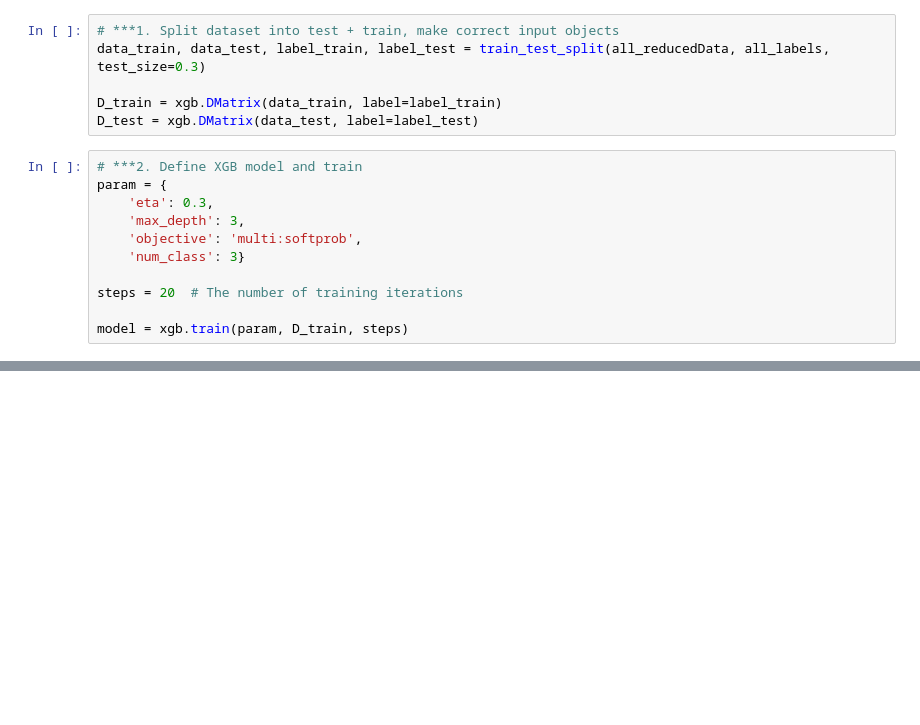
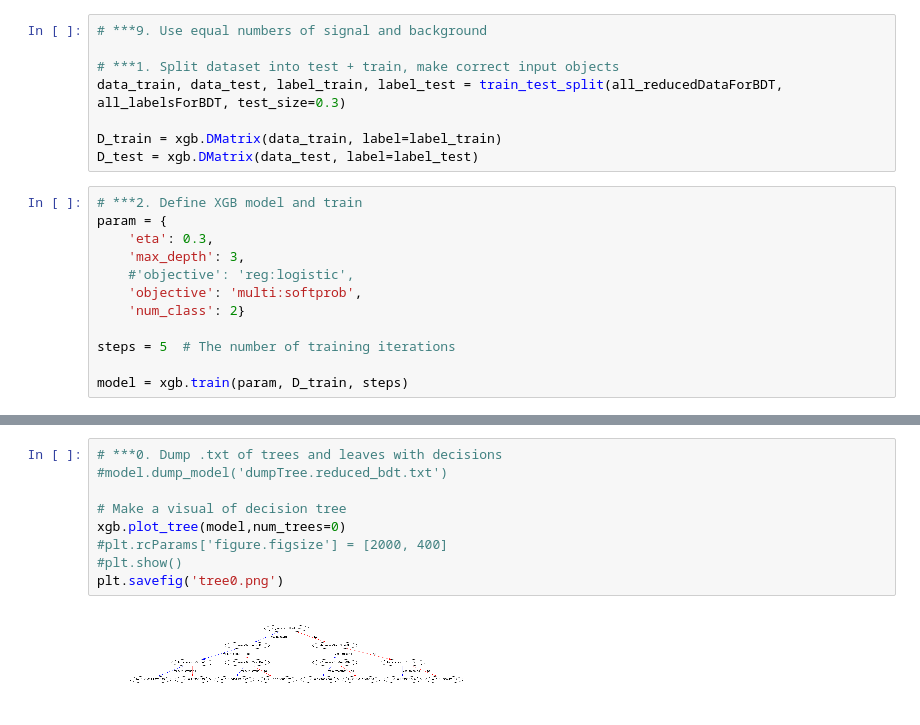
Before and after one commit to neu-physics/dihiggsMLProject, a Jupyter notebook: BoostedDecisionTree/xgboost_sandbox.ipynb, the cells around one changed output, grey strips where cells are left out. Cells and saved outputs as stored; diff of their text form; blank space fills up the shorter version.

```diff
--- a/BoostedDecisionTree/xgboost_sandbox.ipynb
+++ b/BoostedDecisionTree/xgboost_sandbox.ipynb
@@ -53,6 +73,8 @@ array([[<matplotlib.axes._subplots.AxesSubplot object at 0x...>]],
 # %%
+# ***9. Use equal numbers of signal and background
+
 # ***1. Split dataset into test + train, make correct input objects
-data_train, data_test, label_train, label_test = train_test_split(all_reducedData, all_labels, test_size=0.3)
+data_train, data_test, label_train, label_test = train_test_split(all_reducedDataForBDT, all_labelsForBDT, test_size=0.3)
 
 D_train = xgb.DMatrix(data_train, label=label_train)
 D_test = xgb.DMatrix(data_test, label=label_test)
@@ -61,10 +83,11 @@ D_test = xgb.DMatrix(data_test, label=label_test)
 param = {
     'eta': 0.3,
     'max_depth': 3,
+    #'objective': 'reg:logistic',
     'objective': 'multi:softprob',
-    'num_class': 3}
+    'num_class': 2}
 
-steps = 20  # The number of training iterations
+steps = 5  # The number of training iterations
 
 model = xgb.train(param, D_train, steps)
 # %%
@@ -84,0 +108,11 @@ Accuracy = 0.803486529318542
+# %%
+# ***0. Dump .txt of trees and leaves with decisions
+#model.dump_model('dumpTree.reduced_bdt.txt')
+
+# Make a visual of decision tree
+xgb.plot_tree(model,num_trees=0)
+#plt.rcParams['figure.figsize'] = [2000, 400]
+#plt.show()
+plt.savefig('tree0.png')
+# %% [output]
+[figure, added]
```
Also changed, not shown: parts of 5 cells of this notebook, 1 other file.
